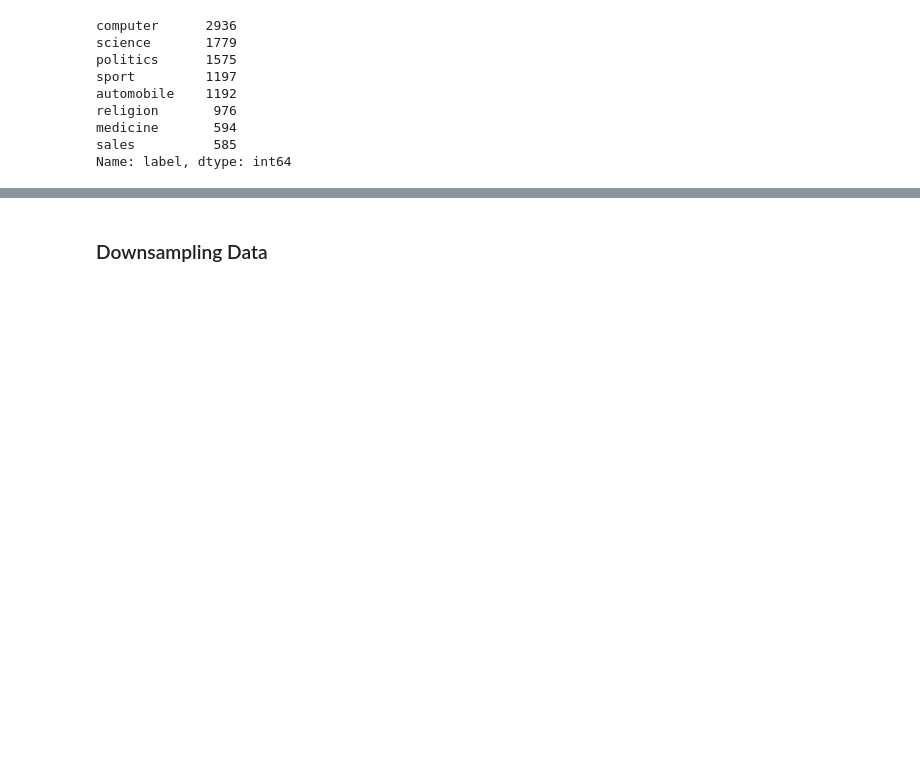
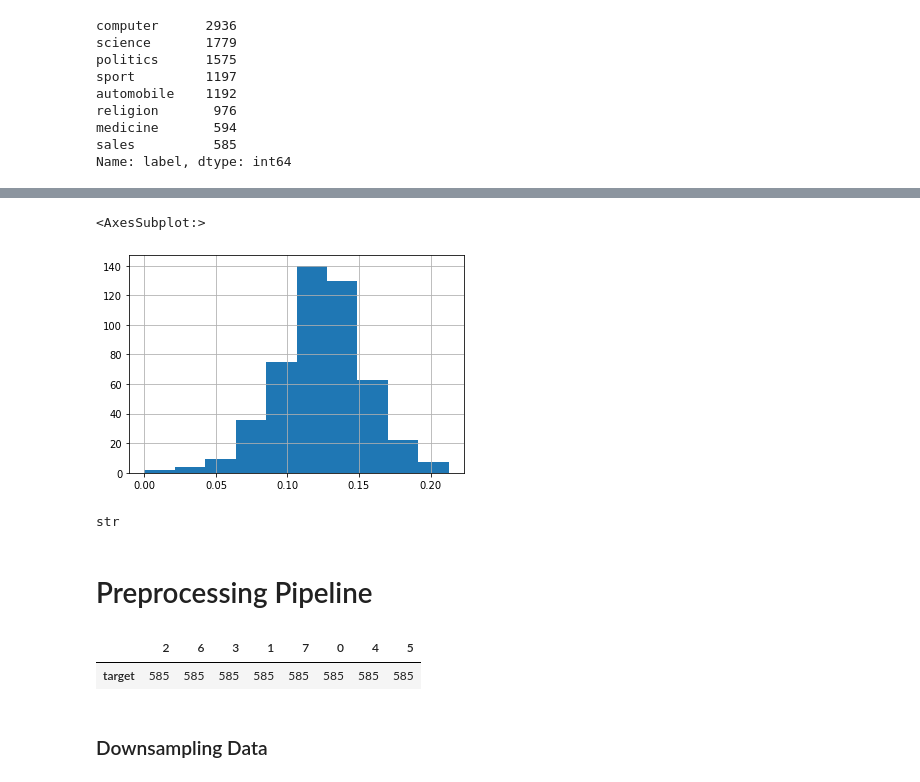
Before and after one commit to DataDavidProjects/UniversityProjects, a Jupyter notebook: Data Visualization and Text Mining/NLP/ModelCreation.ipynb, the cells around one changed output, grey strips where cells are left out. Cells and saved outputs as stored; diff of their text form; code cells hidden in the pictures; blank space fills up the shorter version.

```diff
--- a/Data Visualization and Text Mining/NLP/ModelCreation.ipynb
+++ b/Data Visualization and Text Mining/NLP/ModelCreation.ipynb
@@ -127,3 +146,5 @@ religion       976
 medicine       594
 sales          585
 Name: label, dtype: int64
+# %%
+df = df.dropna()
@@ -141,0 +178,4 @@ Name: label, dtype: int64
+# %%
+df_s = df.sample(500)
+df_s['spacy_obj'] = df_s['text'].apply(lambda x:nlp(x))
+df_s['label'].value_counts()
@@ -141,0 +239,3 @@ Name: label, dtype: int64
+# %%
+# df_s['tokens'] =
+df_s['tokens'] = df_s['spacy_obj'].apply(lambda x:list(x)  )
@@ -141,0 +257,12 @@ Name: label, dtype: int64
+# %%
+df_s['is_alpha_pure'] = df_s['tokens'].apply(lambda x: [token.text for token in x if  token.is_alpha ] )
+df_s['is_alpha_num'] = df_s['tokens'].apply(lambda x: [token.text for token in x if  not token.is_alpha ] )
+df_s['len_text'] = df_s['text'].apply(lambda x: len(x) )
+df_s['unique_text'] = df_s['is_alpha_pure'].apply(lambda x: list(set(x)) )
+df_s['n_unique_text'] = df_s['is_alpha_pure'].apply(lambda x:len( set(x) ) )
+df_s['richness_text'] = df_s['n_unique_text']/df_s['len_text']
+# %%
+df_s['richness_text'].hist()
+# %% [output]
+<AxesSubplot:>
+[figure, added]
@@ -141,0 +275,6 @@ Name: label, dtype: int64
+# %%
+type(a[0])
+# %% [output]
+str
+# %% [markdown]
+# Preprocessing Pipeline
@@ -142,3 +286,9 @@ Name: label, dtype: int64
+# %%
+# Proportions of labels
+pd.DataFrame(y.value_counts()).T
+# %% [output]
+|  | 2 | 6 | 3 | 1 | 7 | 0 | 4 | 5 |
+| target | 585 | 585 | 585 | 585 | 585 | 585 | 585 | 585 |
 # %% [markdown]
 ### Downsampling Data
 # %%
```
Also changed, not shown: parts of 18 cells of this notebook.
